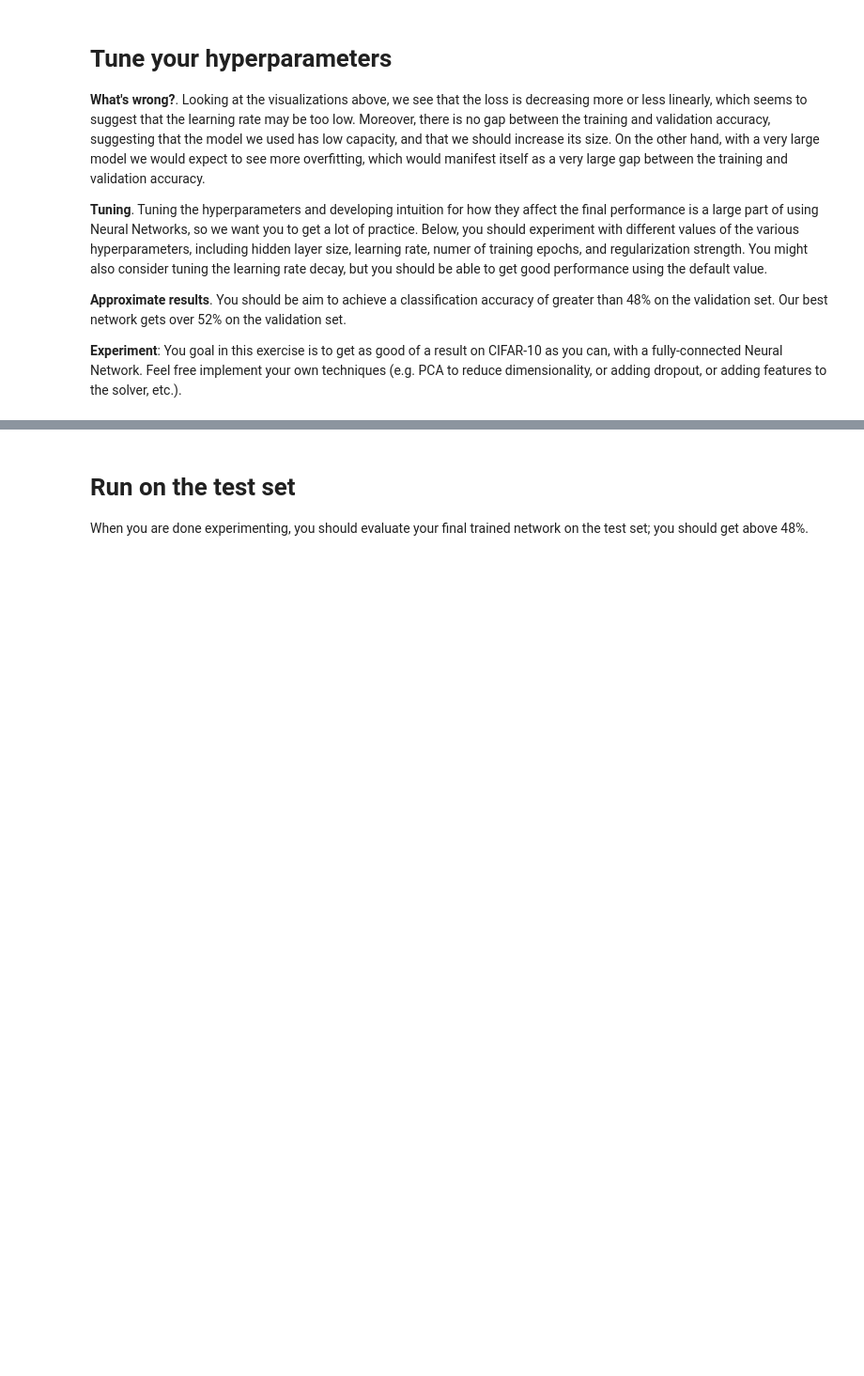
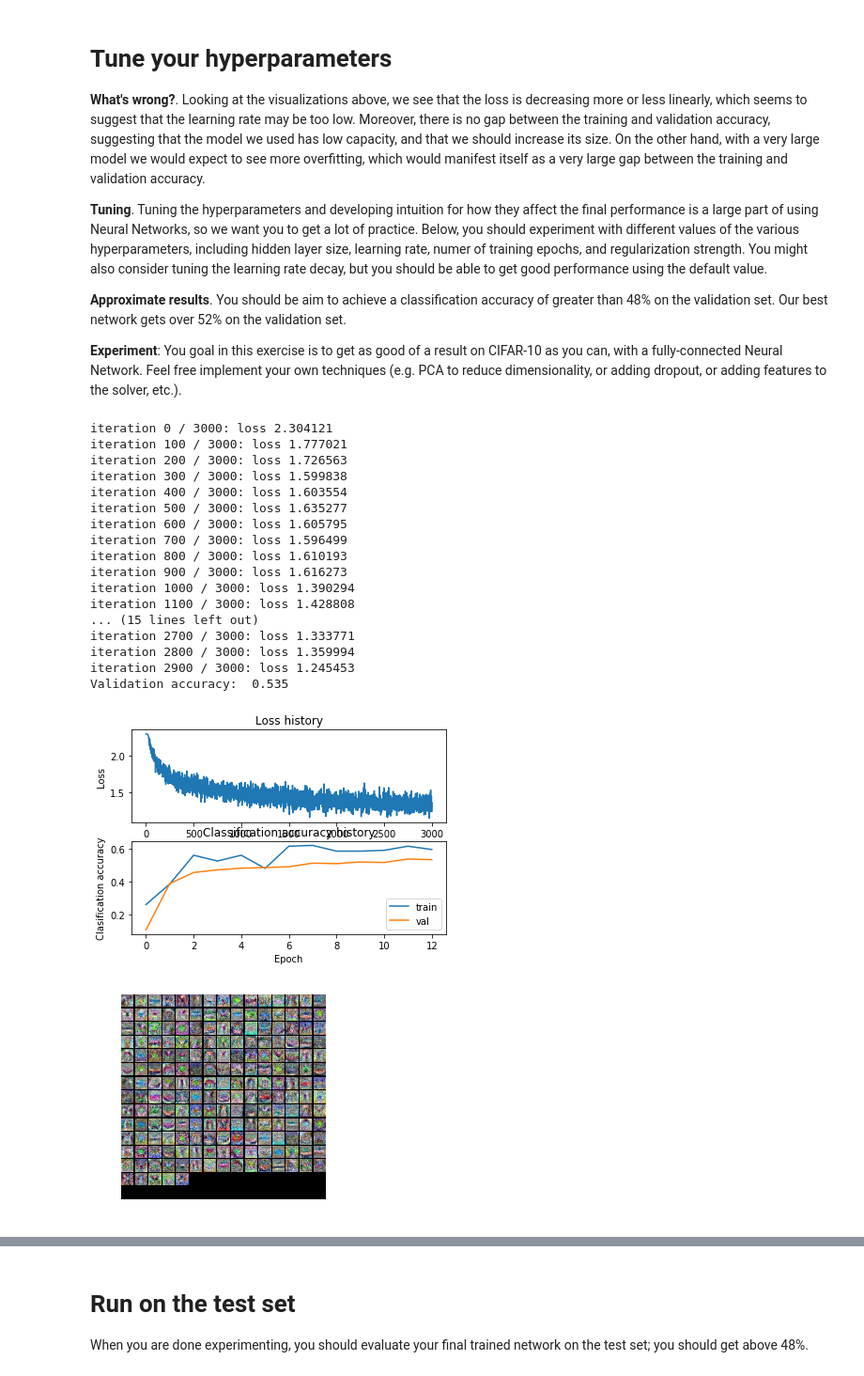
Before and after one commit to zeqianli/CS231n, a Jupyter notebook: assignment1/two_layer_net.ipynb, the cells around one changed output, grey strips where cells are left out. Shown: that part at 94% size. Drawn from its saved outputs; the diff is of its cells as text; code cells hidden in the pictures; blank space fills up the shorter version.

```diff
--- a/assignment1/two_layer_net.ipynb
+++ b/assignment1/two_layer_net.ipynb
@@ -296,22 +292,89 @@ show_net_weights(net)
 # %%
 best_net = None # store the best model into this
 
 #################################################################################
 # TODO: Tune hyperparameters using the validation set. Store your best trained  #
 # model in best_net.                                                            #
 #                                                                               #
 # To help debug your network, it may help to use visualizations similar to the  #
 # ones we used above; these visualizations will have significant qualitative    #
 # differences from the ones we saw above for the poorly tuned network.          #
 #                                                                               #
 # Tweaking hyperparameters by hand can be fun, but you might find it useful to  #
 # write code to sweep through possible combinations of hyperparameters          #
 # automatically like we did on the previous exercises.                          #
 #################################################################################
-# Your code
+input_size = 32 * 32 * 3
+hidden_size = 200
+num_classes = 10
+net = TwoLayerNet(input_size, hidden_size, num_classes)
+
+# Train the network
+stats = net.train(X_train, y_train, X_val, y_val,
+            num_iters=3000, batch_size=200,
+            learning_rate=1e-3, learning_rate_decay=0.95,
+            reg=0.25, verbose=True)
+
+# Predict on the validation set
+val_acc = (net.predict(X_val) == y_val).mean()
+print('Validation accuracy: ', val_acc)
+
+def visualize_net():
+    # Plot the loss function and train / validation accuracies
+    plt.subplot(2, 1, 1)
+    plt.plot(stats['loss_history'])
+    plt.title('Loss history')
+    plt.xlabel('Iteration')
+    plt.ylabel('Loss')
+
+    plt.subplot(2, 1, 2)
+    plt.plot(stats['train_acc_history'], label='train')
+    plt.plot(stats['val_acc_history'], label='val')
+    plt.title('Classification accuracy history')
+    plt.xlabel('Epoch')
+    plt.ylabel('Clasification accuracy')
+    plt.legend()
+    plt.show()
+
+    from cs231n.vis_utils import visualize_grid
+
+    # Visualize the weights of the network
+
+    def show_net_weights(net):
+        W1 = net.params['W1']
+        W1 = W1.reshape(32, 32, 3, -1).transpose(3, 0, 1, 2)
+        plt.imshow(visualize_grid(W1, padding=3).astype('uint8'))
+        plt.gca().axis('off')
+        plt.show()
+
+    show_net_weights(net)
+
+visualize_net()
+
+best_net=net
 #################################################################################
 #                               END OF YOUR CODE                                #
 #################################################################################
+# %% [output]
+iteration 0 / 3000: loss 2.304121
+iteration 100 / 3000: loss 1.777021
+iteration 200 / 3000: loss 1.726563
+iteration 300 / 3000: loss 1.599838
+iteration 400 / 3000: loss 1.603554
+iteration 500 / 3000: loss 1.635277
+iteration 600 / 3000: loss 1.605795
+iteration 700 / 3000: loss 1.596499
+iteration 800 / 3000: loss 1.610193
+iteration 900 / 3000: loss 1.616273
+iteration 1000 / 3000: loss 1.390294
+iteration 1100 / 3000: loss 1.428808
+... (15 lines left out)
+iteration 2700 / 3000: loss 1.333771
+iteration 2800 / 3000: loss 1.359994
+iteration 2900 / 3000: loss 1.245453
+Validation accuracy:  0.535
+[figure, added]
+[figure, added]
 # %%
 # visualize the weights of the best network
 show_net_weights(best_net)
```
Also changed, not shown: parts of 9 cells of this notebook.
